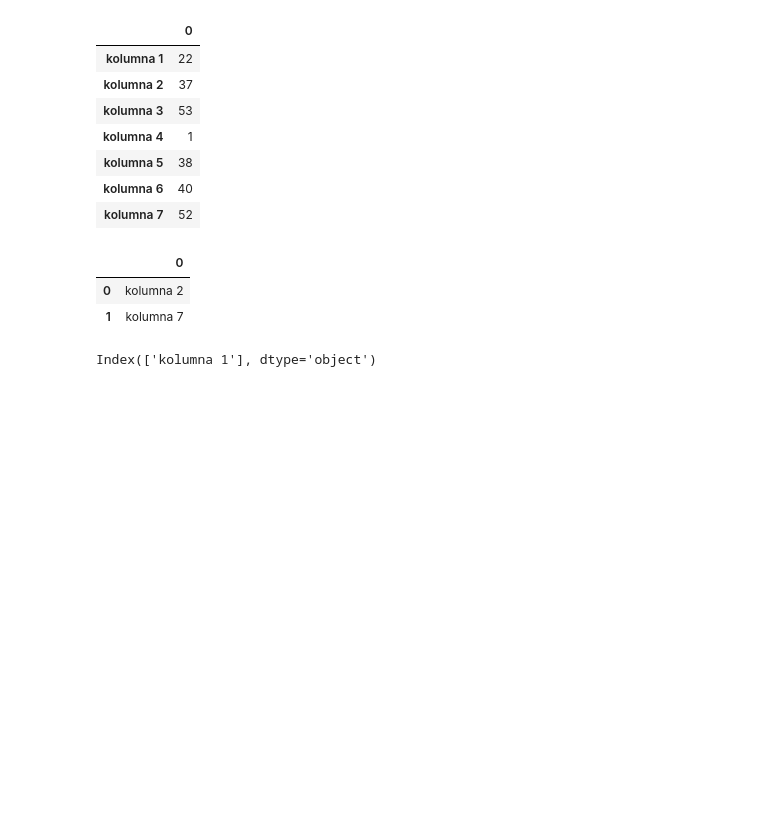
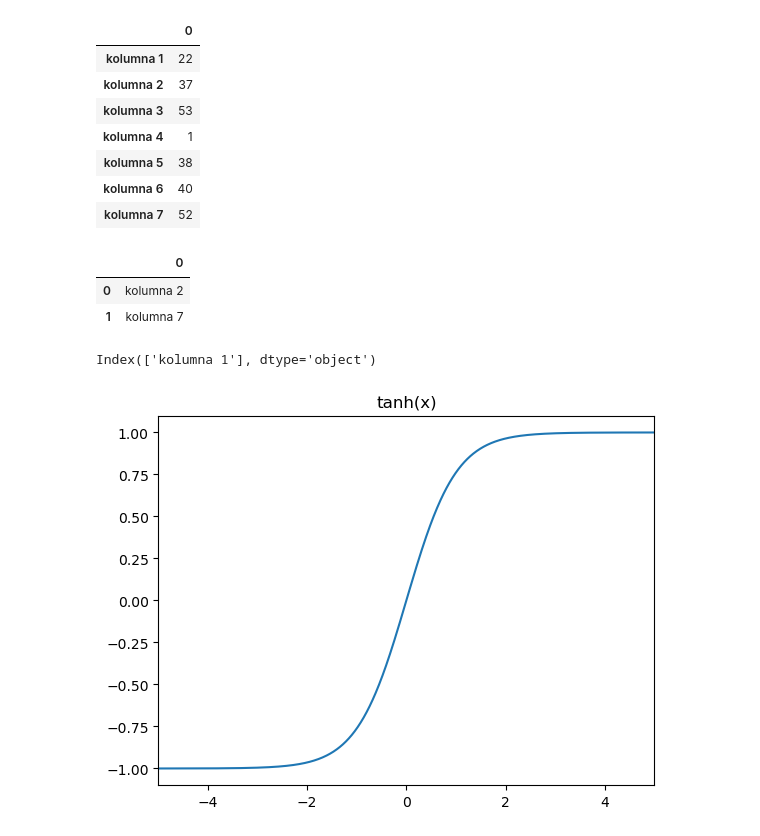
Before and after one commit to Shengan01/Lab, a Jupyter notebook: Lab1/Lab1.ipynb, the cells around one changed output. Drawn from its saved outputs; the diff is of its cells as text; code cells hidden in the pictures; blank space fills up the shorter version.

```diff
--- a/Lab1/Lab1.ipynb
+++ b/Lab1/Lab1.ipynb
@@ -288,10 +288,10 @@ pd.DataFrame(nazwy_kolumn_maksima)
 |  | 0 |
 | 0 | kolumna 2 |
 | 1 | kolumna 7 |
-# %%
-liczba_zer = (wartosci_kolumn == 0).sum()
-indeksy_kolumn_zer = np.where(liczba_zer == liczba_zer.max())[0]
-nazwy_kolumn_zer = zadanie_1.columns[indeksy_kolumn_zer]
-pd.DataFrame(nazwy_kolumn_)
-# %% [output]
-Index(['kolumna 1'], dtype='object')
+# %%
+liczba_zer = (wartosci_kolumn == 0).sum()
+indeksy_kolumn_zer = np.where(liczba_zer == liczba_zer.max())
+nazwy_kolumn_zer = zadanie_1.columns[indeksy_kolumn_zer]
+nazwy_kolumn_zer
+# %% [output]
+Index(['kolumna 1'], dtype='object')
@@ -297,0 +308,9 @@ Index(['kolumna 1'], dtype='object')
+# %%
+x = np.arange(-5, 5, 0.01)
+y = np.tanh(x)
+plt.plot(x, y)
+plt.xlim(-5, 5)
+plt.title(label = "tanh(x)")
+plt.show()
+# %% [output]
+[figure, added]
```
Also changed, not shown: parts of 9 cells of this notebook.
